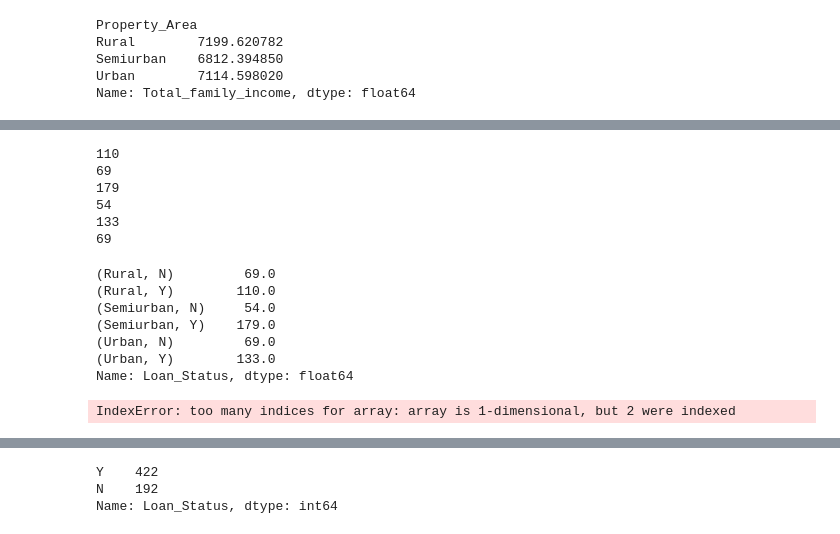
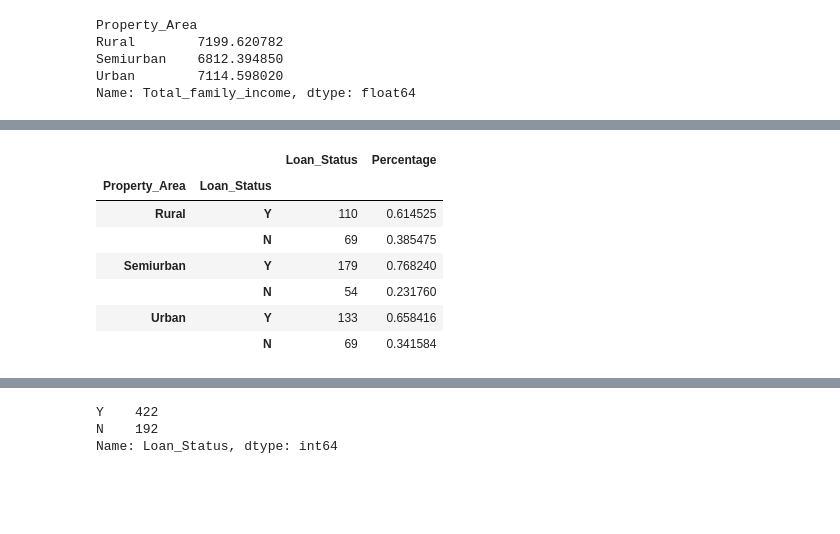
Before and after one commit to SharanDHONI/Loan-Apprval-prediction-AnalyticsVidhya, a Jupyter notebook: Loan.ipynb, the cells around one changed output, grey strips where cells are left out. Drawn from its saved outputs; the diff is of its cells as text; code cells hidden in the pictures; blank space fills up the shorter version.

```diff
--- a/Loan.ipynb
+++ b/Loan.ipynb
@@ -272,5 +272,4 @@ Semiurban    6812.394850
 Urban        7114.598020
 Name: Total_family_income, dtype: float64
 # %%
-prop_status = pd.DataFrame(df.Loan_Status.groupby(df.Property_Area).value_counts())
-prop_status
+prop_status = pd.DataFrame(df.Loan_Status.groupby(df.Property_Area).value_counts(normalize=False))
@@ -286,23 +276,11 @@ prop_status
-# %%
-for i in prop_status.Loan_Status:
-# %% [output]
-110
-69
-179
-54
-133
-69
-# %%
-prop_status.Loan_Status.groupby(prop_status.index).mean()
-# %% [output]
-(Rural, N)         69.0
-(Rural, Y)        110.0
-(Semiurban, N)     54.0
-(Semiurban, Y)    179.0
-(Urban, N)         69.0
-(Urban, Y)        133.0
-Name: Loan_Status, dtype: float64
 # %%
-prop_status.index[()]
+prop_status
 # %% [output]
-IndexError: too many indices for array: array is 1-dimensional, but 2 were indexed
+|  |  | Loan_Status | Percentage |
+| Property_Area | Loan_Status |  |  |
+| Rural | Y | 110 | 0.614525 |
+|  | N | 69 | 0.385475 |
+| Semiurban | Y | 179 | 0.768240 |
+|  | N | 54 | 0.231760 |
+| Urban | Y | 133 | 0.658416 |
+|  | N | 69 | 0.341584 |
```
Also changed, not shown: parts of 3 cells of this notebook.
